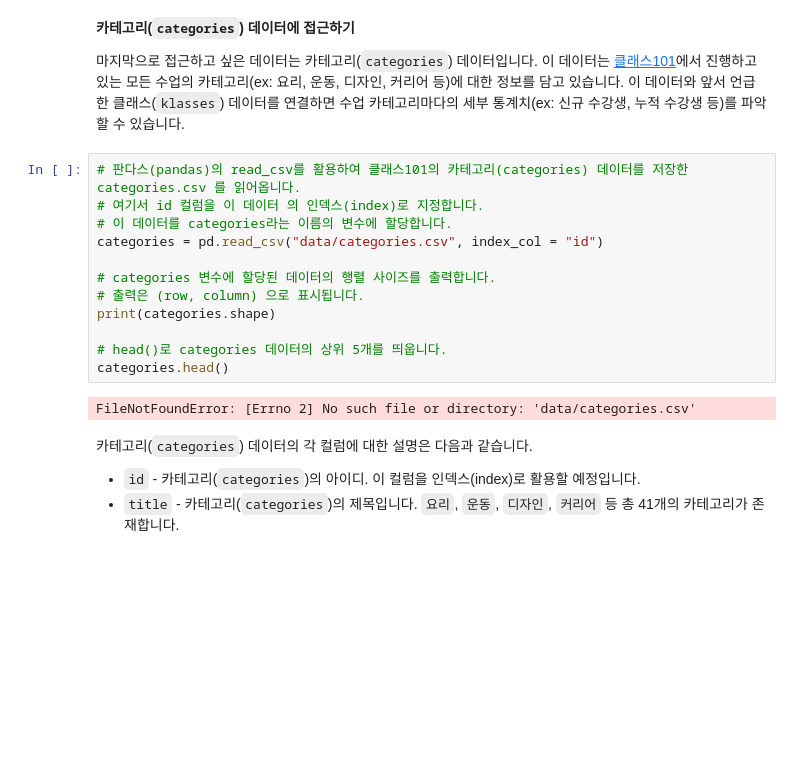
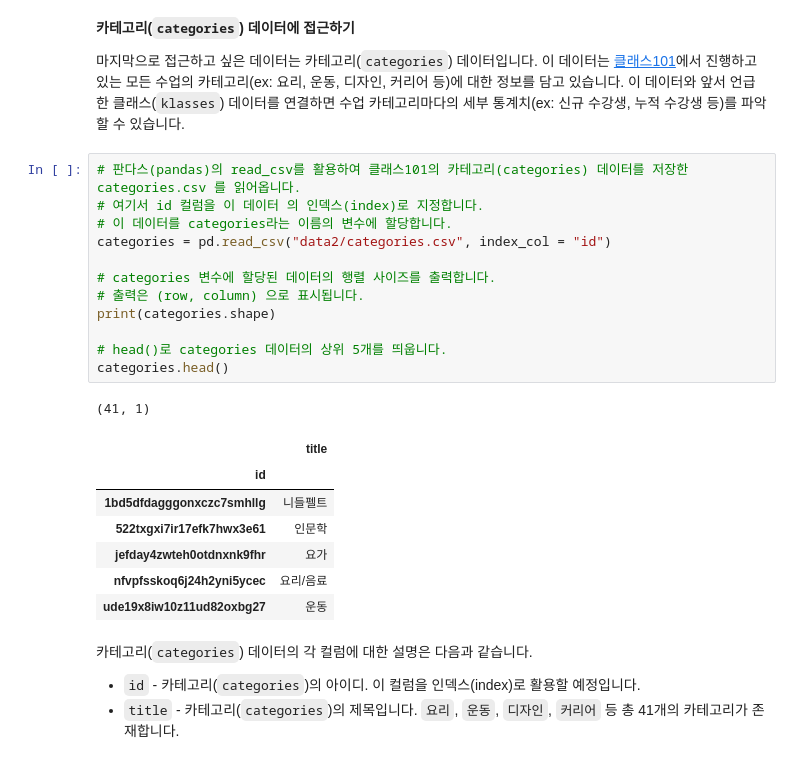
Before and after one commit to neoplane/Class101_DS_kmong, a Jupyter notebook: 0102_class101(assignment).ipynb, the cells around one changed output. Cells and saved outputs as stored; diff of their text form; blank space fills up the shorter version.

Commit message:
class 101 data 01

````diff
--- a/0102_class101(assignment).ipynb
+++ b/0102_class101(assignment).ipynb
@@ -142,17 +142,24 @@ klass_tickets.head()
 # %%
 # 판다스(pandas)의 read_csv를 활용하여 클래스101의 카테고리(categories) 데이터를 저장한 categories.csv 를 읽어옵니다.
 # 여기서 id 컬럼을 이 데이터 의 인덱스(index)로 지정합니다.
 # 이 데이터를 categories라는 이름의 변수에 할당합니다.
-categories = pd.read_csv("data/categories.csv", index_col = "id")
+categories = pd.read_csv("data2/categories.csv", index_col = "id")
 
 # categories 변수에 할당된 데이터의 행렬 사이즈를 출력합니다.
 # 출력은 (row, column) 으로 표시됩니다.
 print(categories.shape)
 
 # head()로 categories 데이터의 상위 5개를 띄웁니다.
 categories.head()
 # %% [output]
-FileNotFoundError: [Errno 2] No such file or directory: 'data/categories.csv'
+(41, 1)
+|  | title |
+| id |  |
+| 1bd5dfdagggonxczc7smhllg | 니들펠트 |
+| 522txgxi7ir17efk7hwx3e61 | 인문학 |
+| jefday4zwteh0otdnxnk9fhr | 요가 |
+| nfvpfsskoq6j24h2yni5ycec | 요리/음료 |
+| ude19x8iw10z11ud82oxbg27 | 운동 |
 # %% [markdown]
 카테고리(```categories```) 데이터의 각 컬럼에 대한 설명은 다음과 같습니다.
 
````
Also changed, not shown: parts of 9 cells of this notebook.
